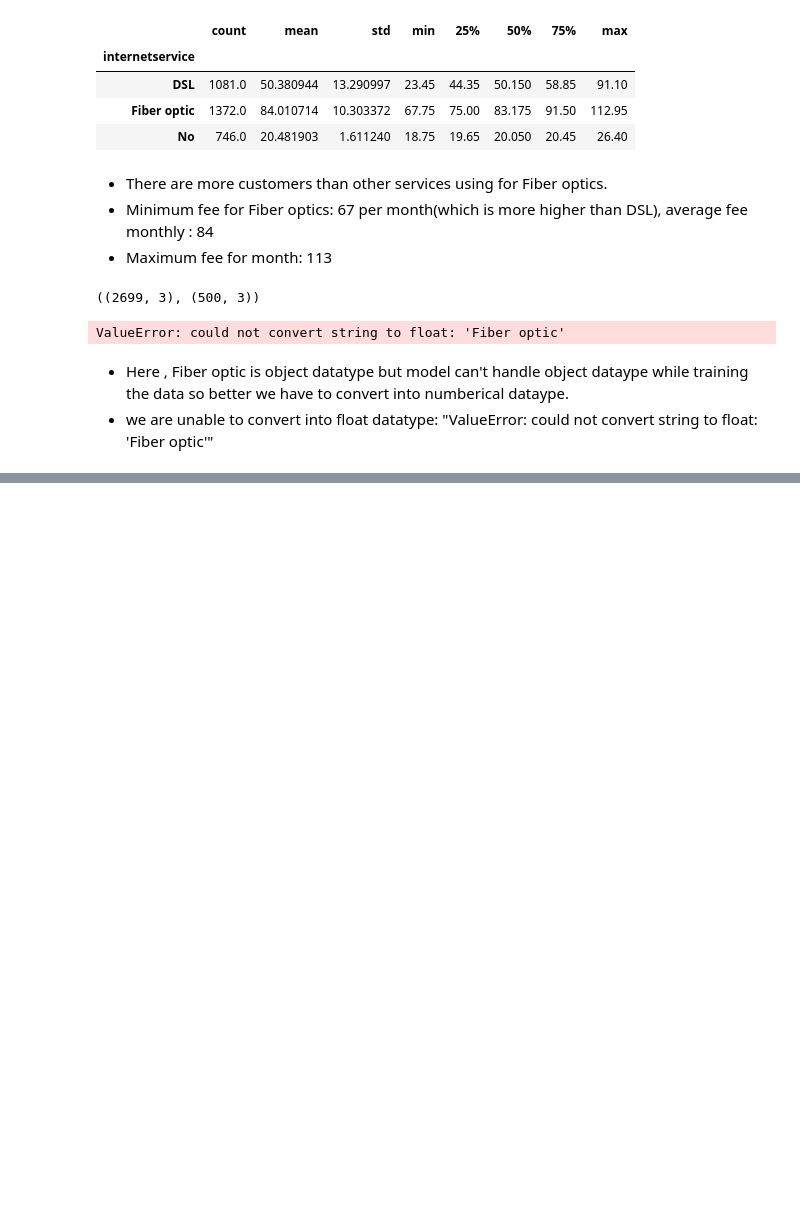
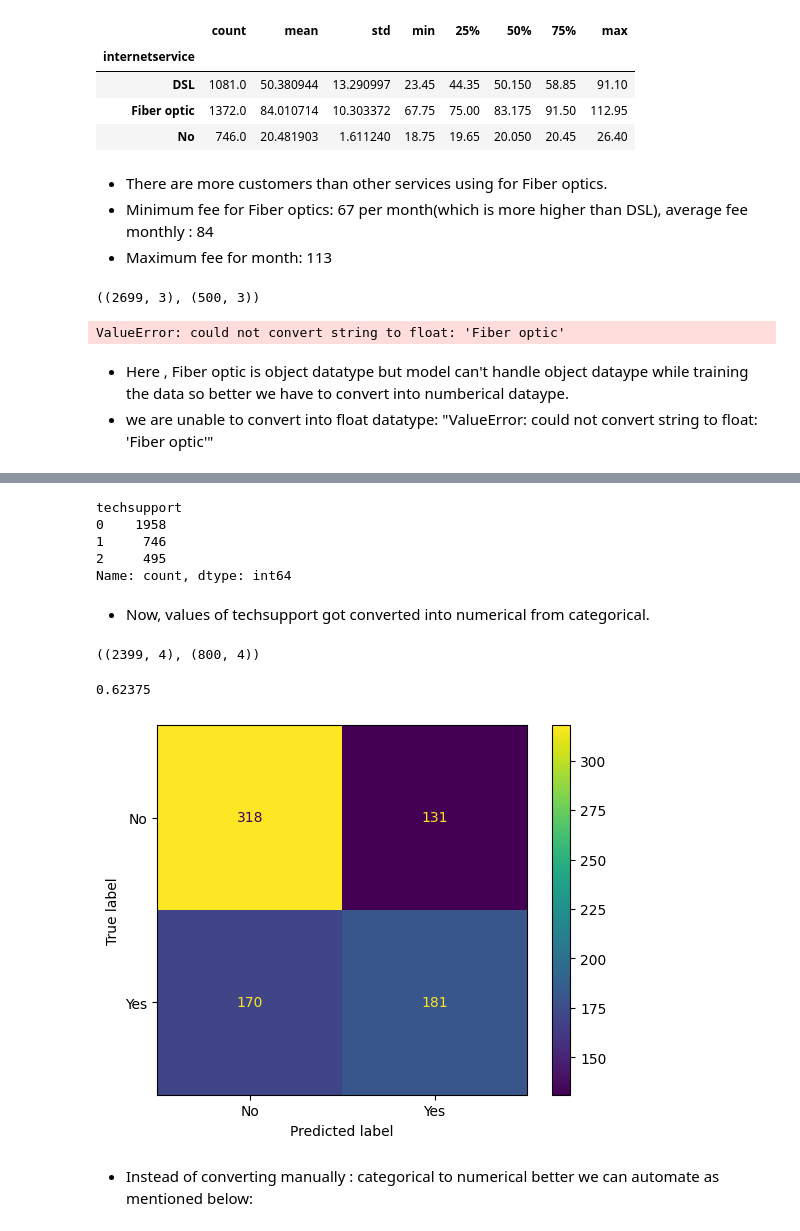
Before and after one commit to dasharepani/decisiontree, a Jupyter notebook: DT_Churn_dataset_1003.ipynb, the cells around one changed output, grey strips where cells are left out. Drawn from its saved outputs; the diff is of its cells as text; code cells hidden in the pictures; blank space fills up the shorter version.

```diff
--- a/DT_Churn_dataset_1003.ipynb
+++ b/DT_Churn_dataset_1003.ipynb
@@ -509,0 +591,6 @@ ValueError: could not convert string to float: 'Fiber optic'
+# %%
+encoding.fit(X['techsupport'])
+X['techsupport'] = encoding.transform(X['techsupport'])
+
+encoding.fit(X['internetservice'])
+X['internetservice'] = encoding.transform(X['internetservice'])
@@ -509,0 +608,28 @@ ValueError: could not convert string to float: 'Fiber optic'
+# %%
+X.techsupport.value_counts()
+# %% [output]
+techsupport
+0    1958
+1     746
+2     495
+Name: count, dtype: int64
+# %% [markdown]
+- Now, values of techsupport got converted into numerical from categorical.
+# %%
+X_train, X_test, y_train, y_test = train_test_split(X, y, random_state=10)
+X_train.shape, X_test.shape
+# %% [output]
+((2399, 4), (800, 4))
+# %%
+model = DecisionTreeClassifier(criterion='entropy')
+model.fit(X_train, y_train)
+model.score(X_test, y_test)
+# %% [output]
+0.62375
+# %%
+ConfusionMatrixDisplay.from_estimator(model, X_test,y_test)
+plt.show()
+# %% [output]
+[figure, added]
+# %% [markdown]
+- Instead of converting manually : categorical to numerical better we can automate as mentioned below:
```
Also changed, not shown: parts of 31 cells of this notebook.
